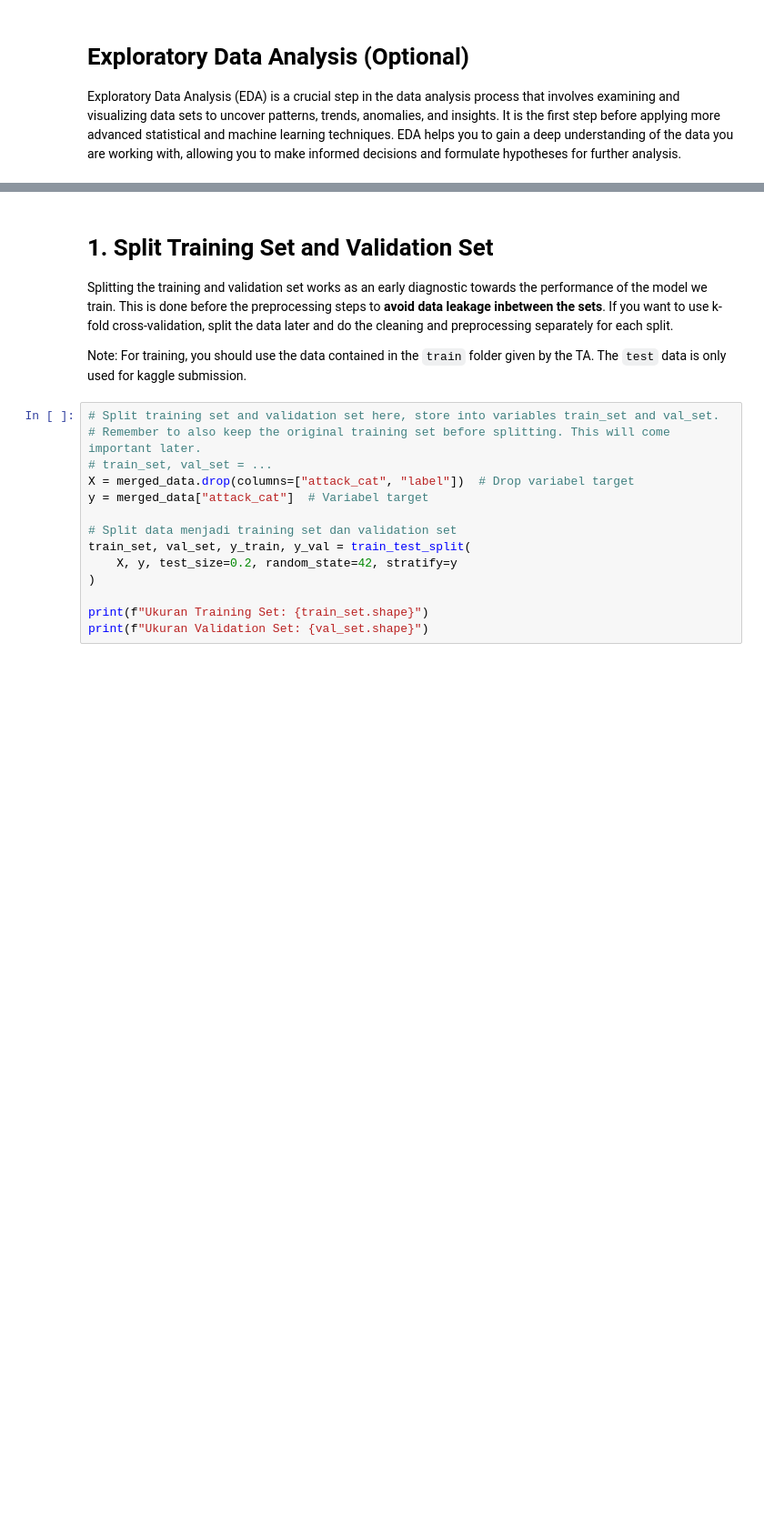
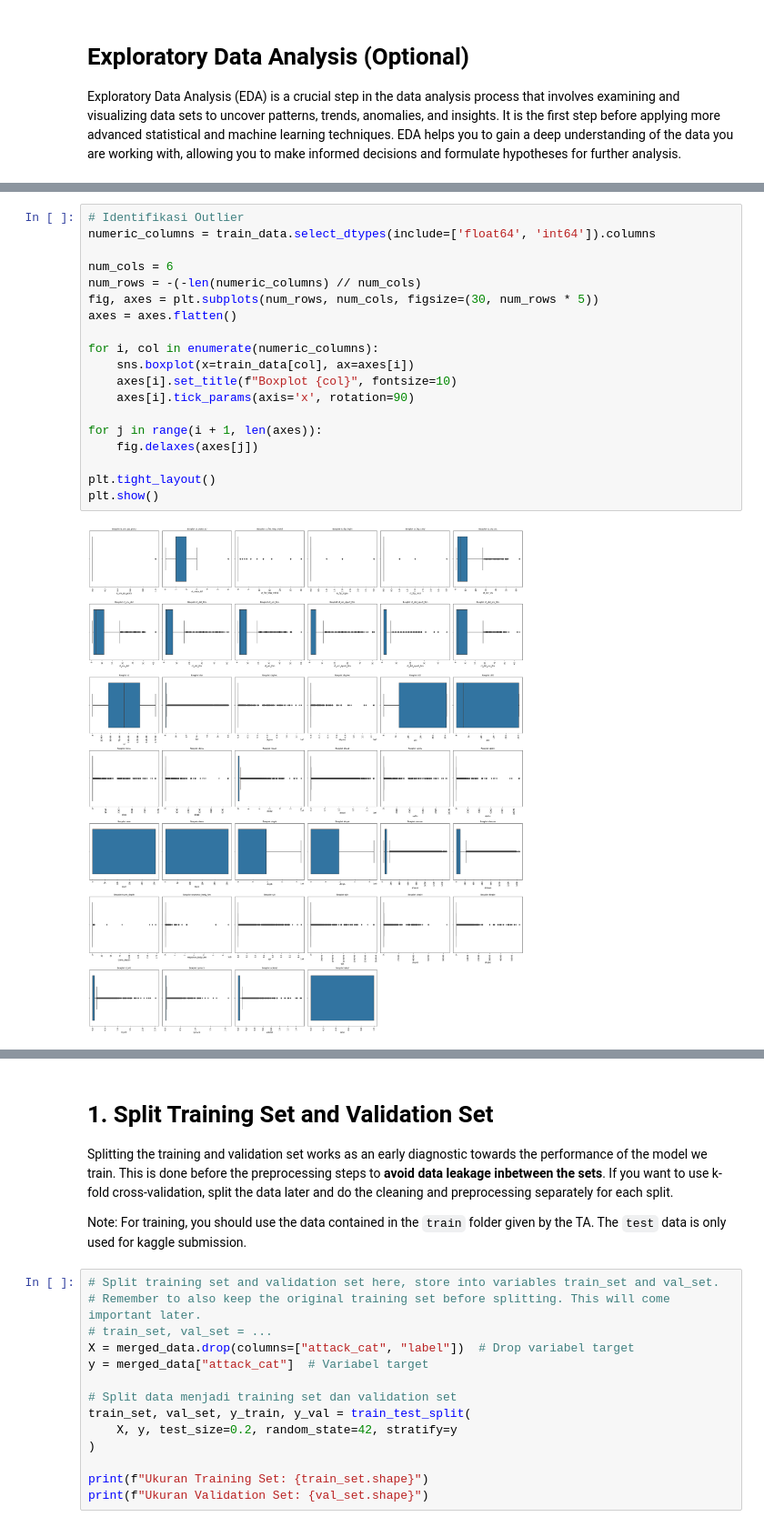
Before and after one commit to zultopia/Tubes2-IF3170-Kelompok10, a Jupyter notebook: src/IF3170 Artificial Intelligence _ Tugas Besar 2 Notebook Template.ipynb, the cells around one changed output, grey strips where cells are left out. Shown at 91% size. Cells and saved outputs as stored; diff of their text form; blank space fills up the shorter version.

```diff
--- a/src/IF3170 Artificial Intelligence _ Tugas Besar 2 Notebook Template.ipynb
+++ b/src/IF3170 Artificial Intelligence _ Tugas Besar 2 Notebook Template.ipynb
@@ -134,0 +202,21 @@ dtype: int64
+# %%
+# Identifikasi Outlier
+numeric_columns = train_data.select_dtypes(include=['float64', 'int64']).columns
+
+num_cols = 6
+num_rows = -(-len(numeric_columns) // num_cols)
+fig, axes = plt.subplots(num_rows, num_cols, figsize=(30, num_rows * 5))
+axes = axes.flatten()
+
+for i, col in enumerate(numeric_columns):
+    sns.boxplot(x=train_data[col], ax=axes[i])
+    axes[i].set_title(f"Boxplot {col}", fontsize=10)
+    axes[i].tick_params(axis='x', rotation=90)
+
+for j in range(i + 1, len(axes)):
+    fig.delaxes(axes[j])
+
+plt.tight_layout()
+plt.show()
+# %% [output]
+[figure, added]
```
Also changed, not shown: parts of 21 cells of this notebook.
